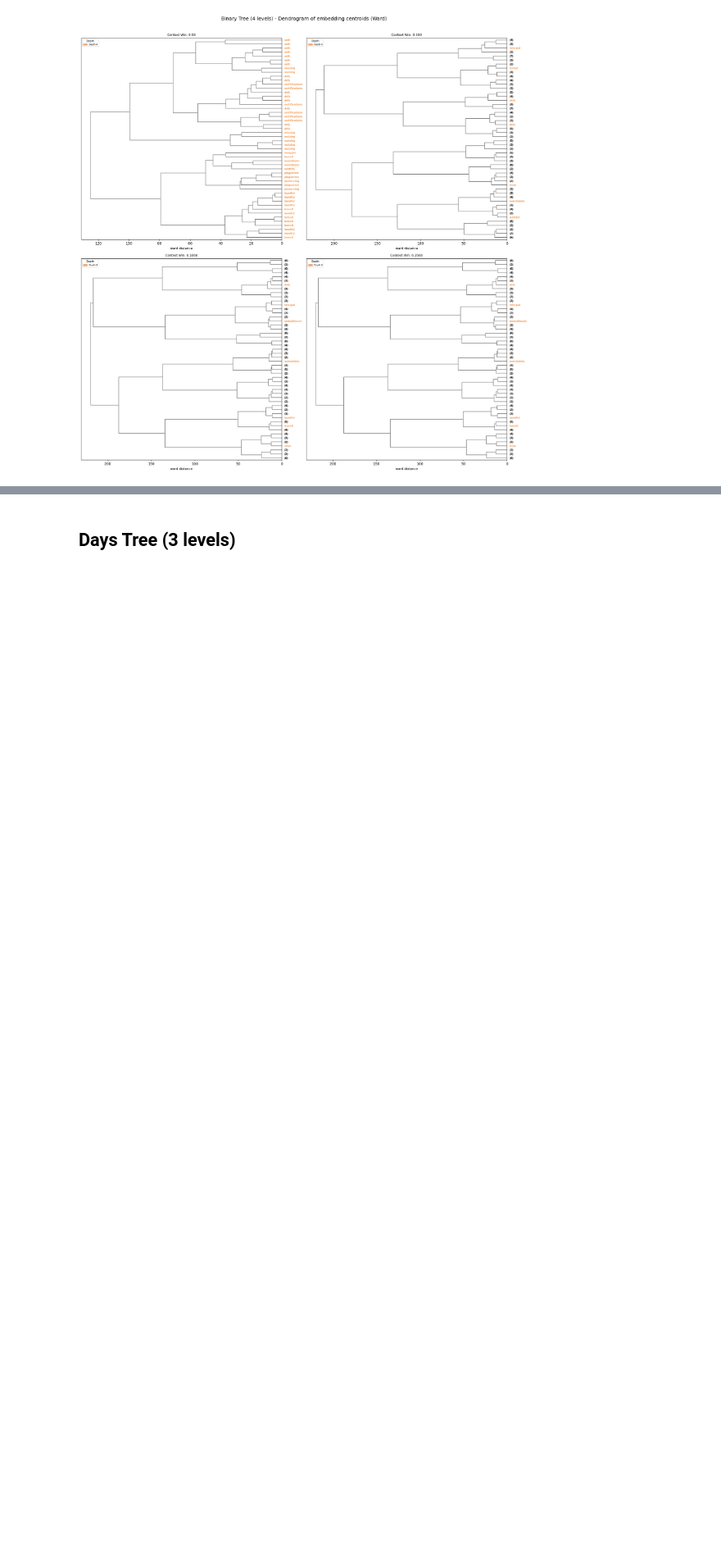
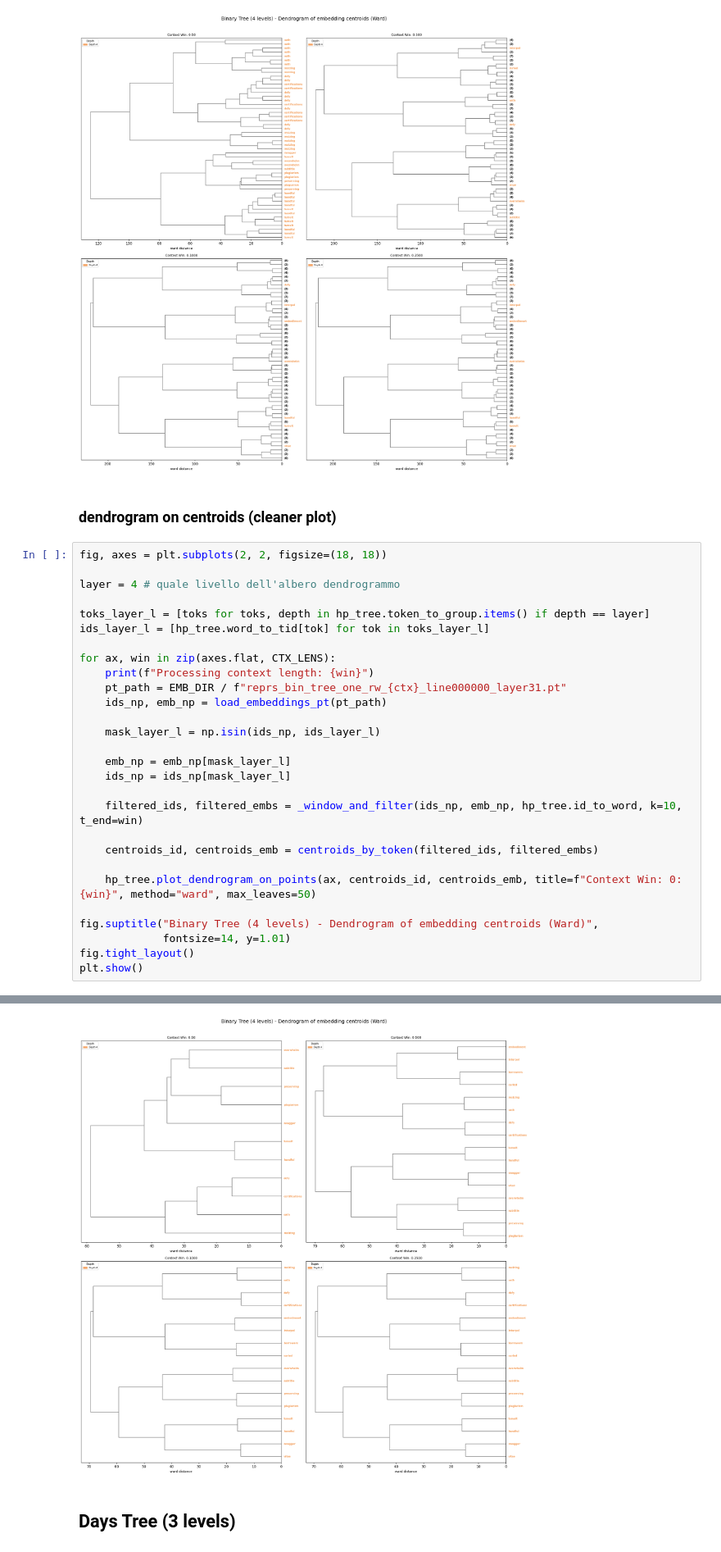
Before and after one commit to Project-Hindenburg/hico, a Jupyter notebook: notebooks/plot_trees.ipynb, the cells around one changed output, grey strips where cells are left out. Shown at 82% size. Drawn from its saved outputs; the diff is of its cells as text; blank space fills up the shorter version.

```diff
--- a/notebooks/plot_trees.ipynb
+++ b/notebooks/plot_trees.ipynb
@@ -110,3 +110,34 @@ Processing context length: 500
 Processing context length: 1000
 Processing context length: 2500
 [figure]
+# %% [markdown]
+### dendrogram on centroids (cleaner plot)
+# %%
+fig, axes = plt.subplots(2, 2, figsize=(18, 18))
+
+layer = 4 # quale livello dell'albero dendrogrammo
+
+toks_layer_l = [toks for toks, depth in hp_tree.token_to_group.items() if depth == layer]
+ids_layer_l = [hp_tree.word_to_tid[tok] for tok in toks_layer_l]
+
+for ax, win in zip(axes.flat, CTX_LENS):
+    print(f"Processing context length: {win}")
+    pt_path = EMB_DIR / f"reprs_bin_tree_one_rw_{ctx}_line000000_layer31.pt"
+    ids_np, emb_np = load_embeddings_pt(pt_path)
+
+    mask_layer_l = np.isin(ids_np, ids_layer_l)
+
+    emb_np = emb_np[mask_layer_l]
+    ids_np = ids_np[mask_layer_l]
+
+    filtered_ids, filtered_embs = _window_and_filter(ids_np, emb_np, hp_tree.id_to_word, k=10, t_end=win)
+
+    centroids_id, centroids_emb = centroids_by_token(filtered_ids, filtered_embs)
+
+    hp_tree.plot_dendrogram_on_points(ax, centroids_id, centroids_emb, title=f"Context Win: 0:{win}", method="ward", max_leaves=50)
+
+fig.suptitle("Binary Tree (4 levels) - Dendrogram of embedding centroids (Ward)",
+             fontsize=14, y=1.01)
+fig.tight_layout()
+plt.show()
+# %% [output]
@@ -113,3 +159,4 @@ Processing context length: 2500
+[figure, added]
 # %% [markdown]
 ## Days Tree (3 levels)
 # %%
```
Also changed, not shown: parts of 6 cells of this notebook, 2 other files.
